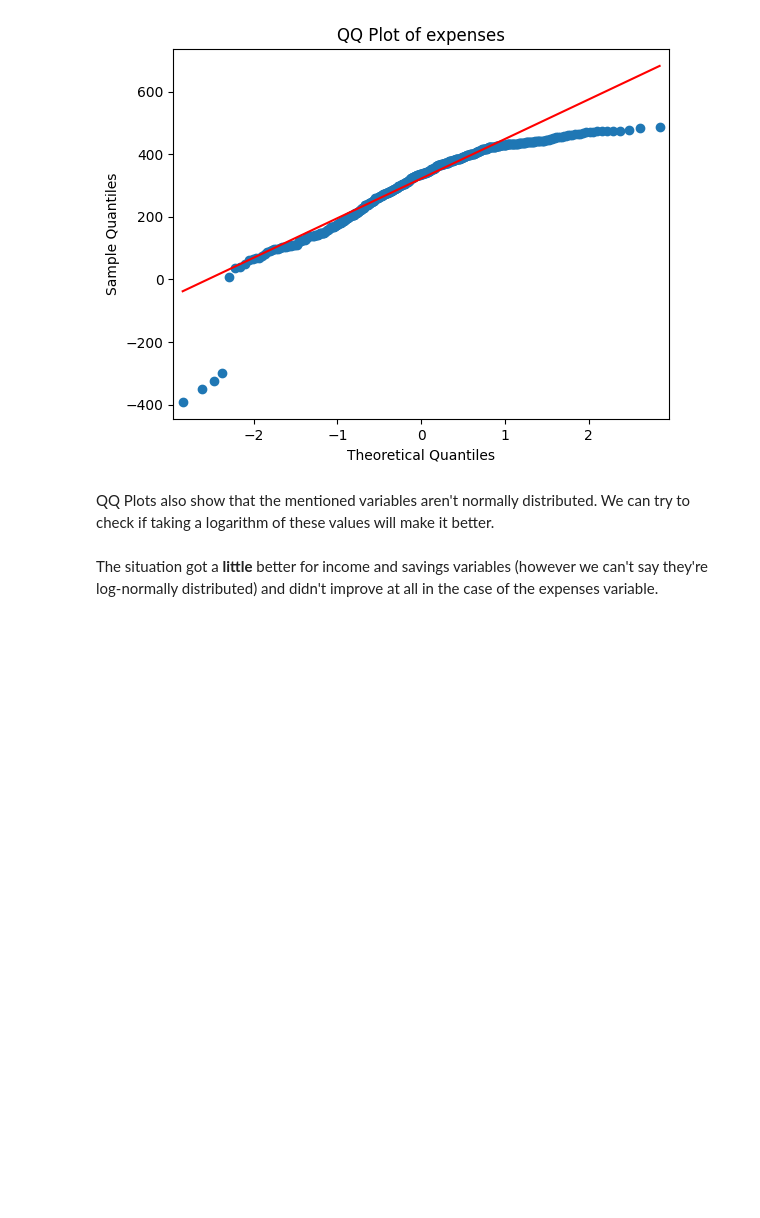
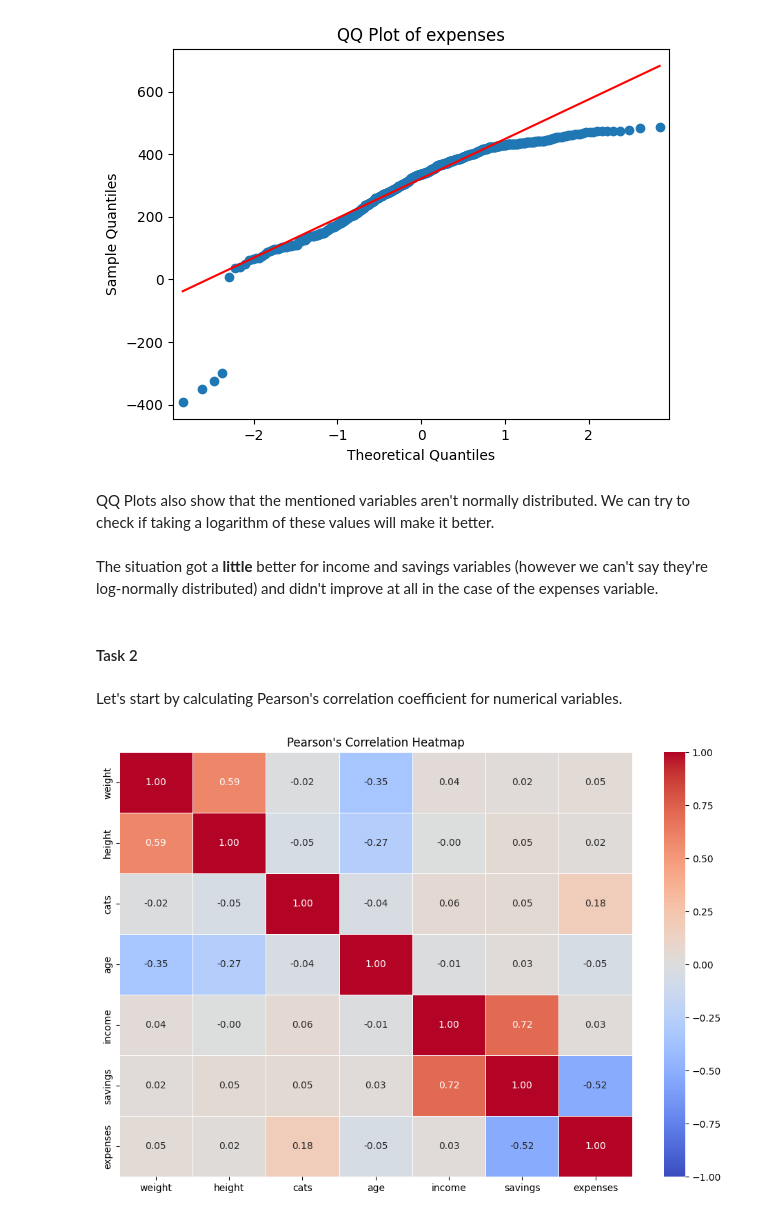
Before and after one commit to Sivvak/sml, a Jupyter notebook: hw1/SML_project1.ipynb, the cells around one changed output. Drawn from its saved outputs; the diff is of its cells as text; code cells hidden in the pictures; blank space fills up the shorter version.

Commit message:
solve task 2

```diff
--- a/hw1/SML_project1.ipynb
+++ b/hw1/SML_project1.ipynb
@@ -220,3 +219,34 @@ for col in ["income", "savings", "expenses"]:
     fig.show()
 # %% [markdown]
 The situation got a **little** better for income and savings variables (however we can't say they're log-normally distributed) and didn't improve at all in the case of the expenses variable.
+# %% [markdown]
+#### Task 2
+# %% [markdown]
+Let's start by calculating Pearson's correlation coefficient for numerical variables.
+# %%
+import seaborn as sns
+
+
+def get_correlation_matrix(data: pd.DataFrame, method: str):
+    pearson_corr = data.corr(method=method.lower())
+
+    plt.figure(figsize=(12, 8))
+
+    sns.heatmap(
+        pearson_corr,
+        annot=True,
+        fmt=".2f",
+        cmap="coolwarm",
+        vmin=-1,
+        vmax=1,
+        linewidths=0.5,
+    )
+
+    plt.title(f"{method}'s Correlation Heatmap")
+    plt.show()
+
+
+data_corr = data[quan_vars]
+get_correlation_matrix(data_corr, "Pearson")
+# %% [output]
+[figure, added]
```
Also changed, not shown: parts of 13 cells of this notebook.
